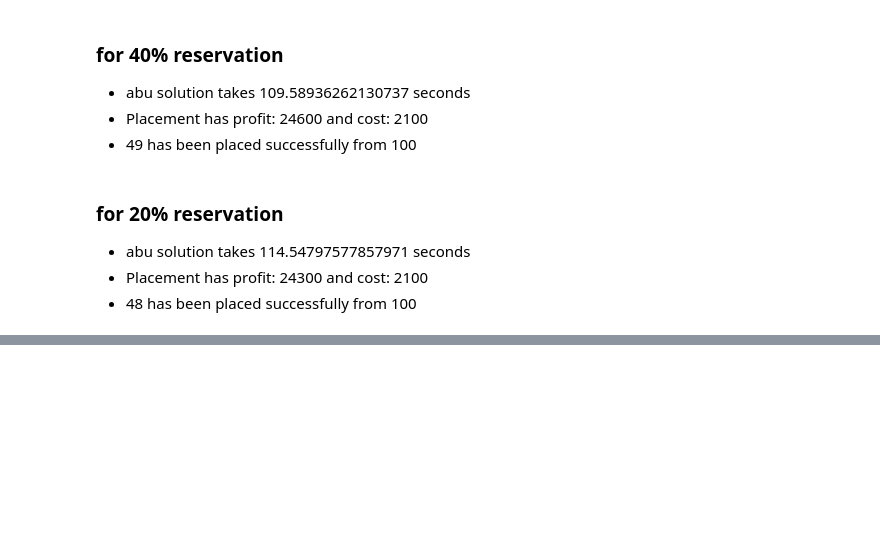
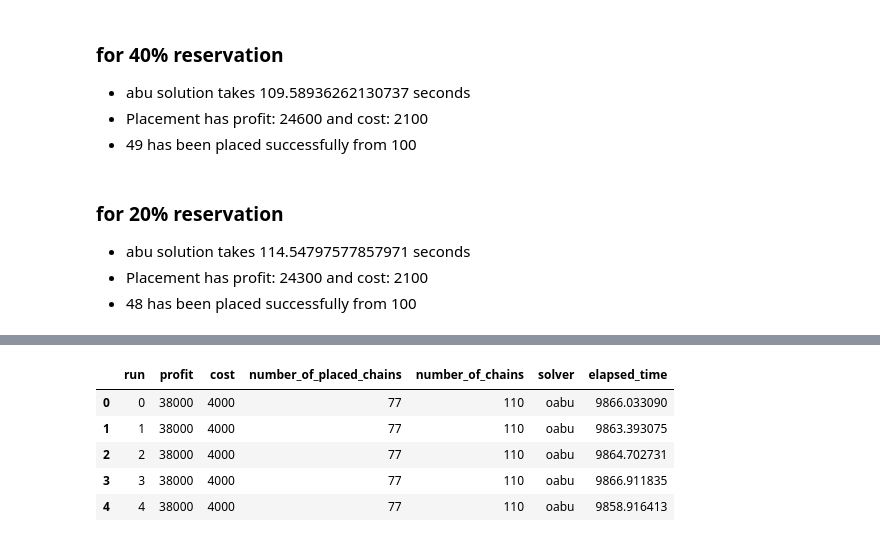
Before and after one commit to reinnet/jsd-mp, a Jupyter notebook: results/report/main.ipynb, the cells around one changed output, grey strips where cells are left out. Cells and saved outputs as stored; diff of their text form; code cells hidden in the pictures; blank space fills up the shorter version.

```diff
--- a/results/report/main.ipynb
+++ b/results/report/main.ipynb
@@ -91,0 +102,11 @@ ax.legend()
+# %%
+r = pd.read_csv('./optimized-abu-with-k-6-110-chains.csv')
+
+r.head()
+# %% [output]
+|  | run | profit | cost | number_of_placed_chains | number_of_chains | solver | elapsed_time |
+| 0 | 0 | 38000 | 4000 | 77 | 110 | oabu | 9866.033090 |
+| 1 | 1 | 38000 | 4000 | 77 | 110 | oabu | 9863.393075 |
+| 2 | 2 | 38000 | 4000 | 77 | 110 | oabu | 9864.702731 |
+| 3 | 3 | 38000 | 4000 | 77 | 110 | oabu | 9866.911835 |
+| 4 | 4 | 38000 | 4000 | 77 | 110 | oabu | 9858.916413 |
```
Also changed, not shown: parts of 21 cells of this notebook, 4 other files.
